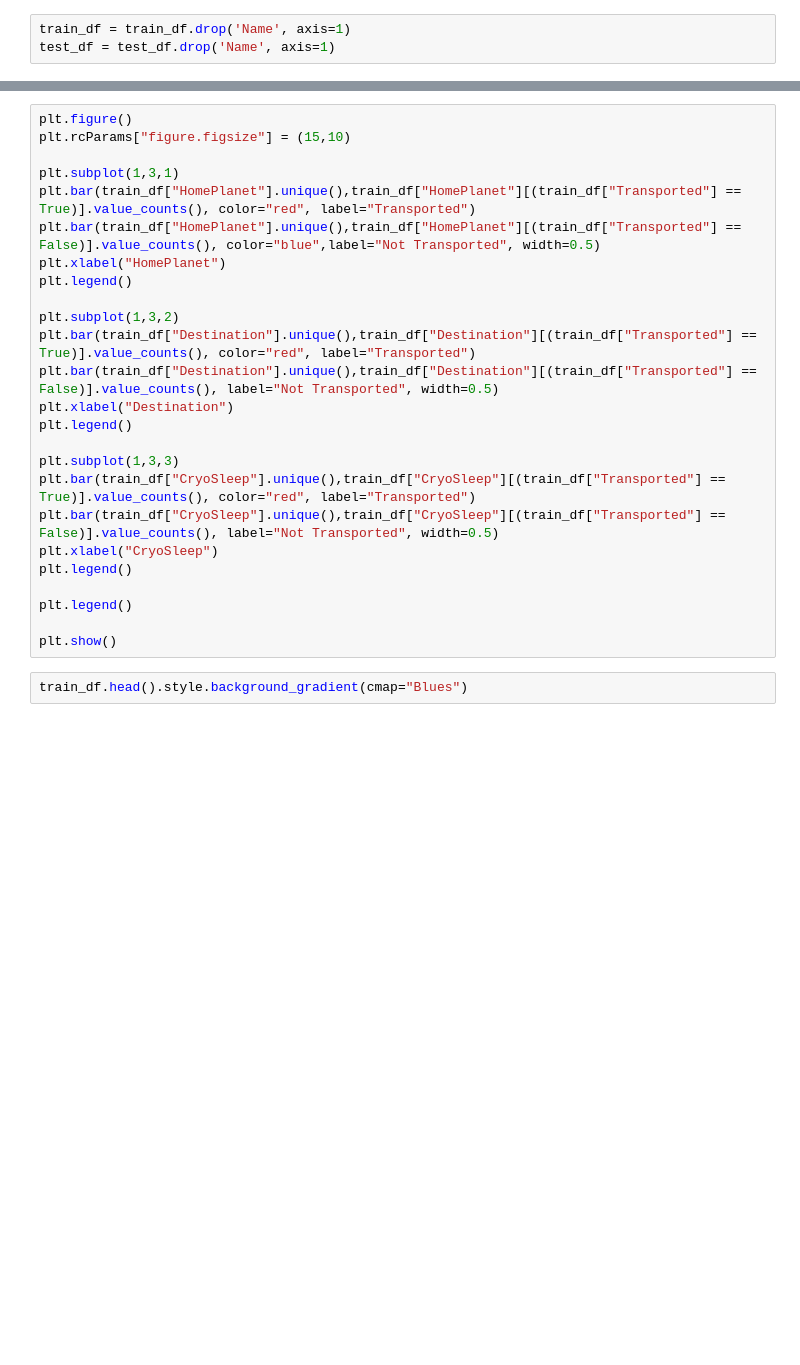
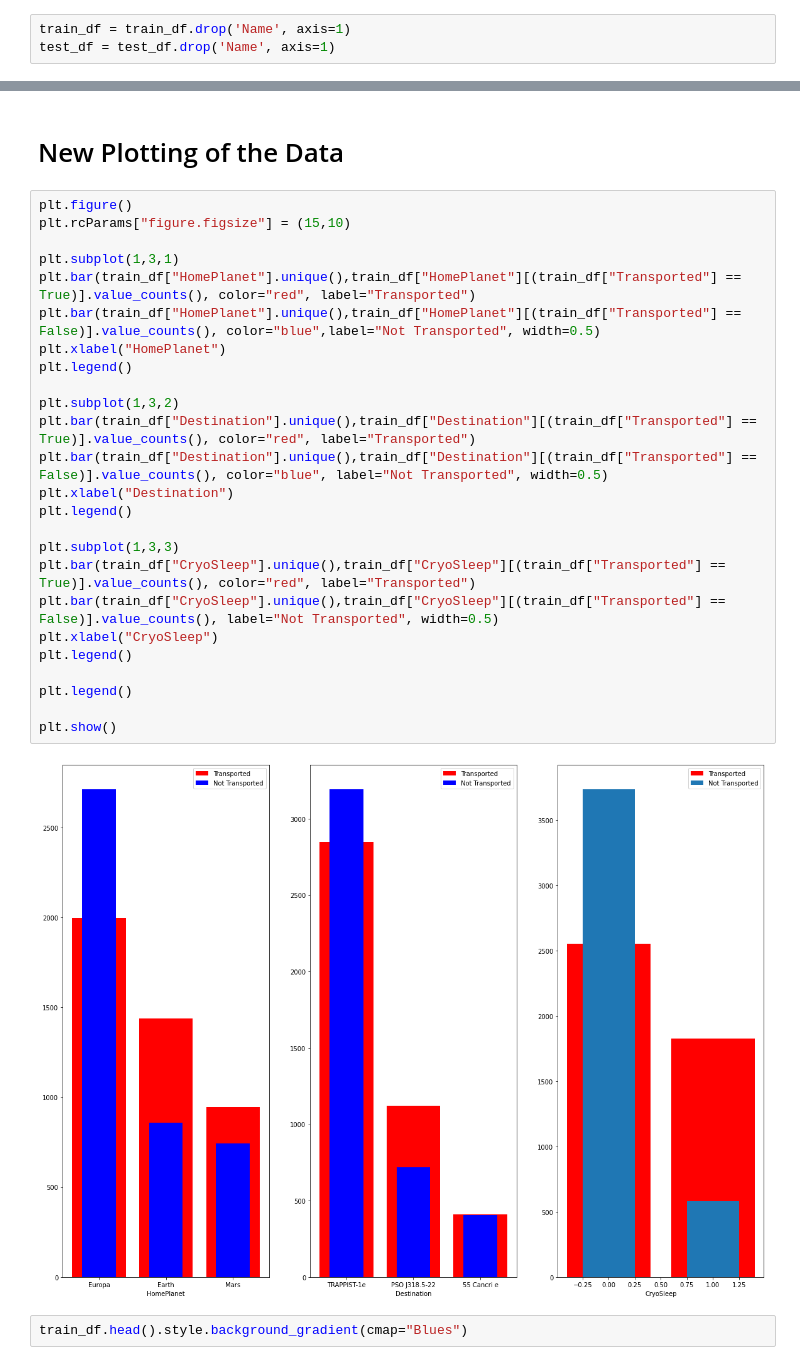
Before and after one commit to deldanr/Spaceship-Titanic, a Jupyter notebook: spaceship-titanic.ipynb, the cells around one changed output, grey strips where cells are left out. Saved outputs shown, nothing was run; the diff lists cells and outputs as text; blank space fills up the shorter version.

```diff
--- a/spaceship-titanic.ipynb
+++ b/spaceship-titanic.ipynb
@@ -923,31 +876,35 @@ dtype: int64
 train_df[['Num','PassengerId_Unique','PassengerId_Ticket']] = train_df[['Num','PassengerId_Unique','PassengerId_Ticket']].astype('int64')
 
 test_df[['Num','PassengerId_Unique','PassengerId_Ticket']] = test_df[['Num','PassengerId_Unique','PassengerId_Ticket']].astype('int64')
+# %% [markdown]
+# New Plotting of the Data
 # %%
 plt.figure()
 plt.rcParams["figure.figsize"] = (15,10)
 
 plt.subplot(1,3,1)
 plt.bar(train_df["HomePlanet"].unique(),train_df["HomePlanet"][(train_df["Transported"] == True)].value_counts(), color="red", label="Transported")
 plt.bar(train_df["HomePlanet"].unique(),train_df["HomePlanet"][(train_df["Transported"] == False)].value_counts(), color="blue",label="Not Transported", width=0.5)
 plt.xlabel("HomePlanet")
 plt.legend()
 
 plt.subplot(1,3,2)
 plt.bar(train_df["Destination"].unique(),train_df["Destination"][(train_df["Transported"] == True)].value_counts(), color="red", label="Transported")
-plt.bar(train_df["Destination"].unique(),train_df["Destination"][(train_df["Transported"] == False)].value_counts(), label="Not Transported", width=0.5)
+plt.bar(train_df["Destination"].unique(),train_df["Destination"][(train_df["Transported"] == False)].value_counts(), color="blue", label="Not Transported", width=0.5)
 plt.xlabel("Destination")
 plt.legend()
 
 plt.subplot(1,3,3)
 plt.bar(train_df["CryoSleep"].unique(),train_df["CryoSleep"][(train_df["Transported"] == True)].value_counts(), color="red", label="Transported")
 plt.bar(train_df["CryoSleep"].unique(),train_df["CryoSleep"][(train_df["Transported"] == False)].value_counts(), label="Not Transported", width=0.5)
 plt.xlabel("CryoSleep")
 plt.legend()
 
 plt.legend()
 
 plt.show()
+# %% [output]
+[figure, added]
 # %%
 train_df.head().style.background_gradient(cmap="Blues")
 # %% [output]
```
Also changed, not shown: parts of 180 cells of this notebook.
